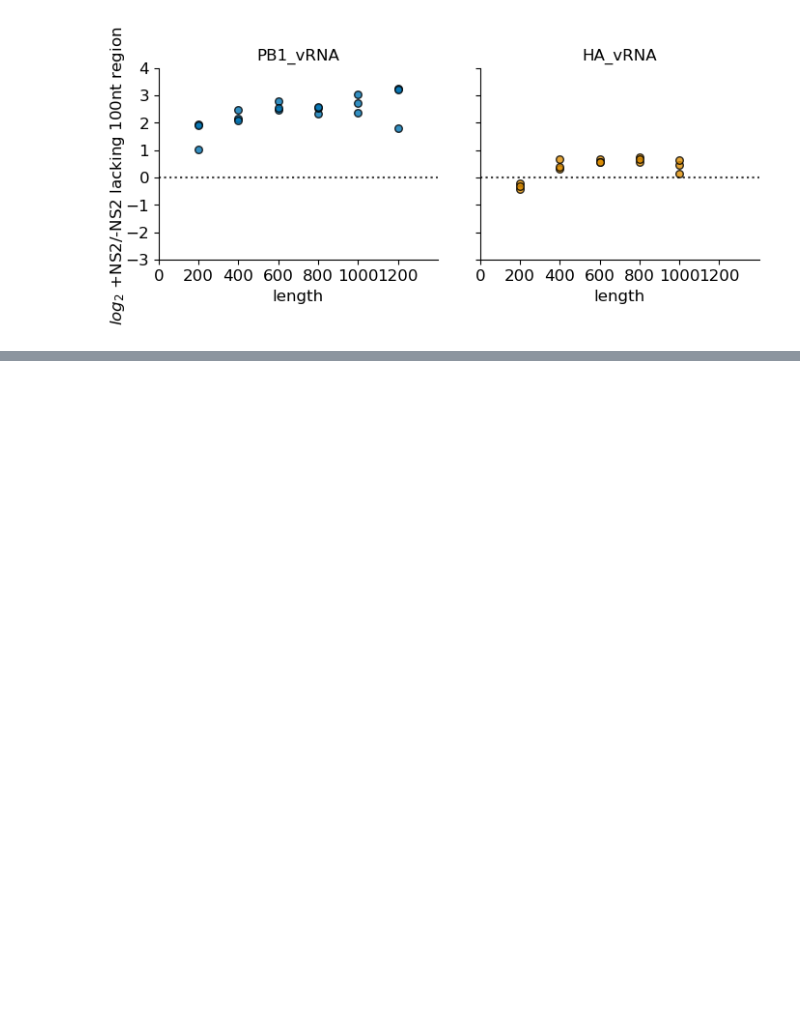
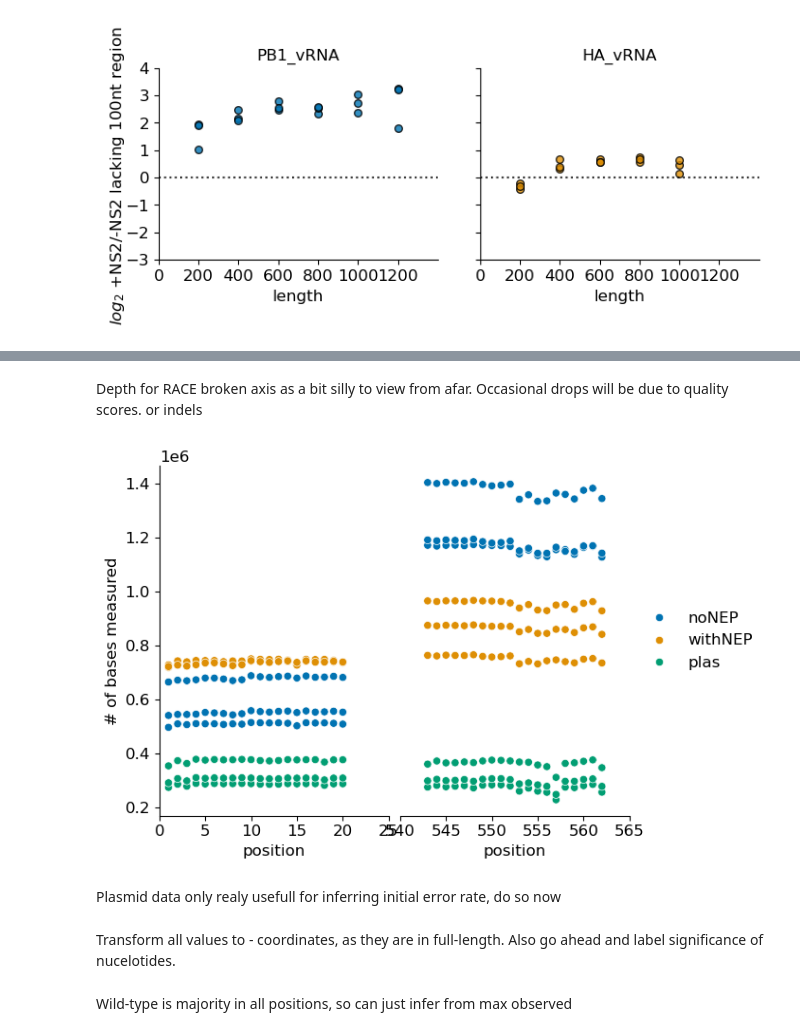
Before and after one commit to Russell-laboratory/NS2_sequence_specificity, a Jupyter notebook: Figures_sequencing.ipynb, the cells around one changed output, grey strips where cells are left out. Drawn from its saved outputs; the diff is of its cells as text; code cells hidden in the pictures; blank space fills up the shorter version.

```diff
--- a/Figures_sequencing.ipynb
+++ b/Figures_sequencing.ipynb
@@ -356,0 +408,28 @@ plt.savefig(supFigDir + 'enrichmentLengthPoly100ntabsent.pdf', format='pdf', bbo
+# %% [markdown]
+Depth for RACE broken axis as a bit silly to view from afar. Occasional drops will be due to quality scores. or indels
+# %%
+f, (ax1, ax2) = plt.subplots(ncols=2, nrows=1, sharey=True)
+ax = sns.scatterplot(y=data[data.sequencing=='RACE'][['A','G','C','T']].sum(axis=1), x=data[data.sequencing=='RACE'].position, hue=data[data.sequencing=='RACE'].category, palette = 'colorblind',
+                    ax=ax1)
+ax = sns.scatterplot(y=data[data.sequencing=='RACE'][['A','G','C','T']].sum(axis=1), x=data[data.sequencing=='RACE'].position, hue=data[data.sequencing=='RACE'].category, palette = 'colorblind',
+                    ax=ax2)
+ax1.set_xlim(0,21)
+ax2.set_xlim(541,563)
+sns.despine()
+ax2.spines['left'].set_visible(False)
+ax1.get_legend().remove()
+ax2.tick_params(left = False)
+ax1.set_ylabel('# of bases measured')
+ax1.set_xticks(np.arange(0,30,5))
+ax2.set_xticks(np.arange(540,570,5))
+ax2.legend(loc='center left', bbox_to_anchor=(1, 0.5), frameon=False)
+plt.subplots_adjust(wspace=0.05, hspace=0)
+plt.savefig(supFigDir + 'SNPdepthRACE.pdf', format='pdf', bbox_inches = "tight")
+# %% [output]
+[figure, added]
+# %% [markdown]
+Plasmid data only realy usefull for inferring initial error rate, do so now
+# %% [markdown]
+Transform all values to - coordinates, as they are in full-length. Also go ahead and label significance of nucelotides.
+# %% [markdown]
+Wild-type is majority in all positions, so can just infer from max observed
```
Also changed, not shown: parts of 19 cells of this notebook, 48 other files.
